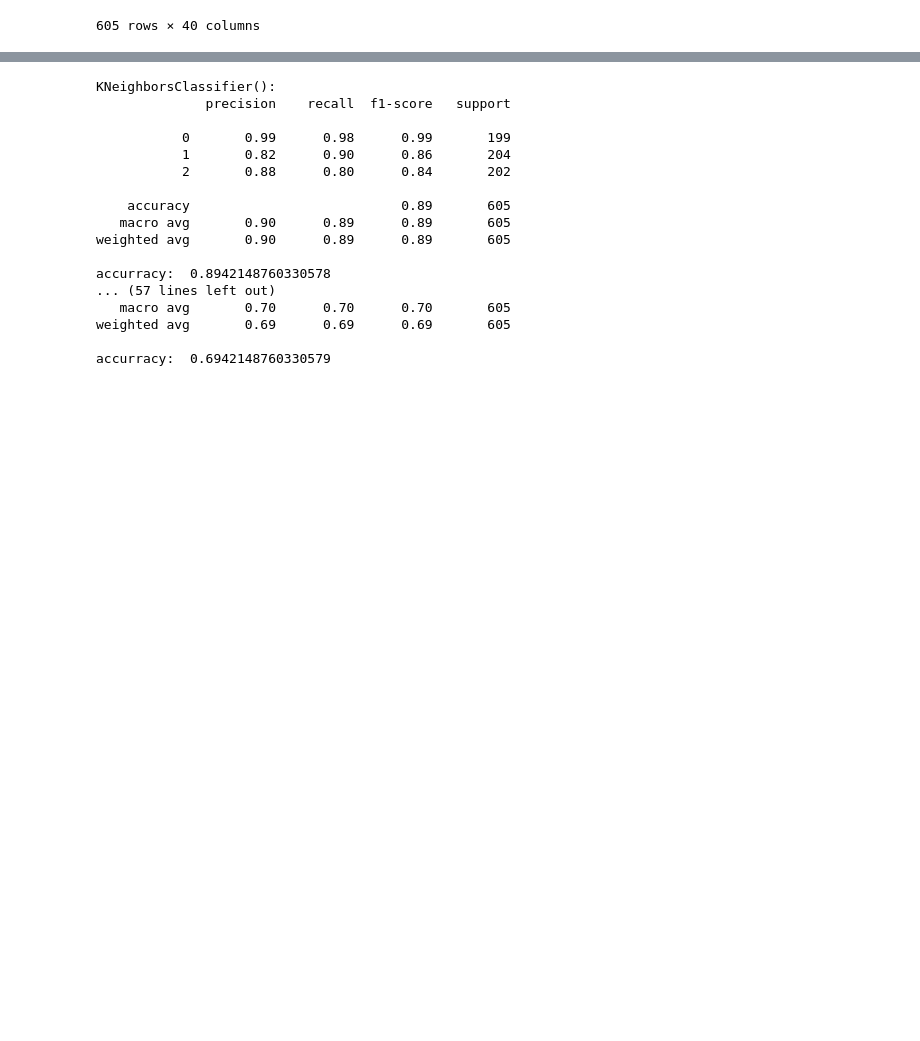
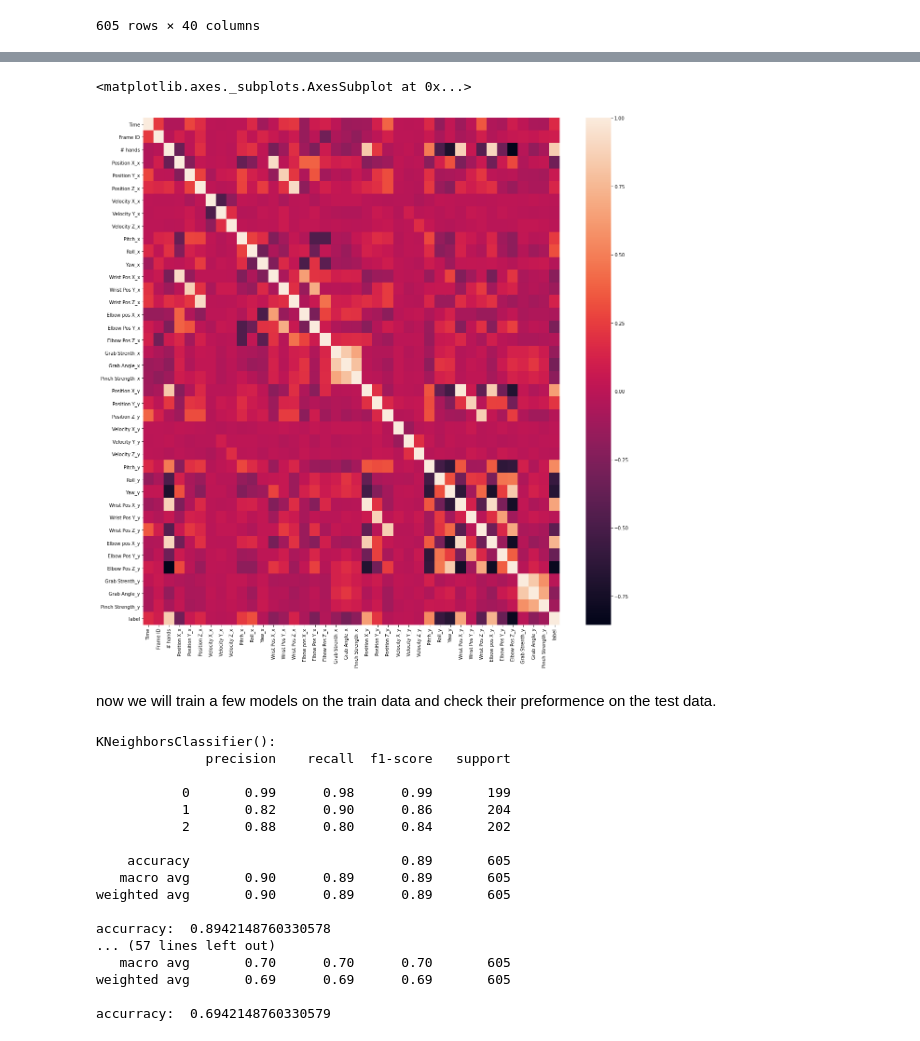
Before and after one commit to or-yitshak/Final-Project-Semester-B, a Jupyter notebook: Notebook 4.ipynb, the cells around one changed output, grey strips where cells are left out. Drawn from its saved outputs; the diff is of its cells as text; code cells hidden in the pictures; blank space fills up the shorter version.

```diff
--- a/Notebook 4.ipynb
+++ b/Notebook 4.ipynb
@@ -296,7 +242,15 @@ X_test = test_data.drop(['label','Time',' Frame ID',' # hands'], axis = 1)
+# %%
+plt.figure(figsize=(20, 20))
+sns.heatmap(train_data.corr(), annot=False)
+# %% [output]
+<matplotlib.axes._subplots.AxesSubplot at 0x...>
+[figure, added]
 # %%
 sc = StandardScaler()
 scaled_train = sc.fit_transform(X_train)
 scaled_test = sc.transform(X_test)
+# %% [markdown]
+now we will train a few models on the train data and check their preformence on the test data.
 # %%
 knn = KNeighborsClassifier()
 dtc = DecisionTreeClassifier()
```
Also changed, not shown: parts of 182 cells of this notebook.
